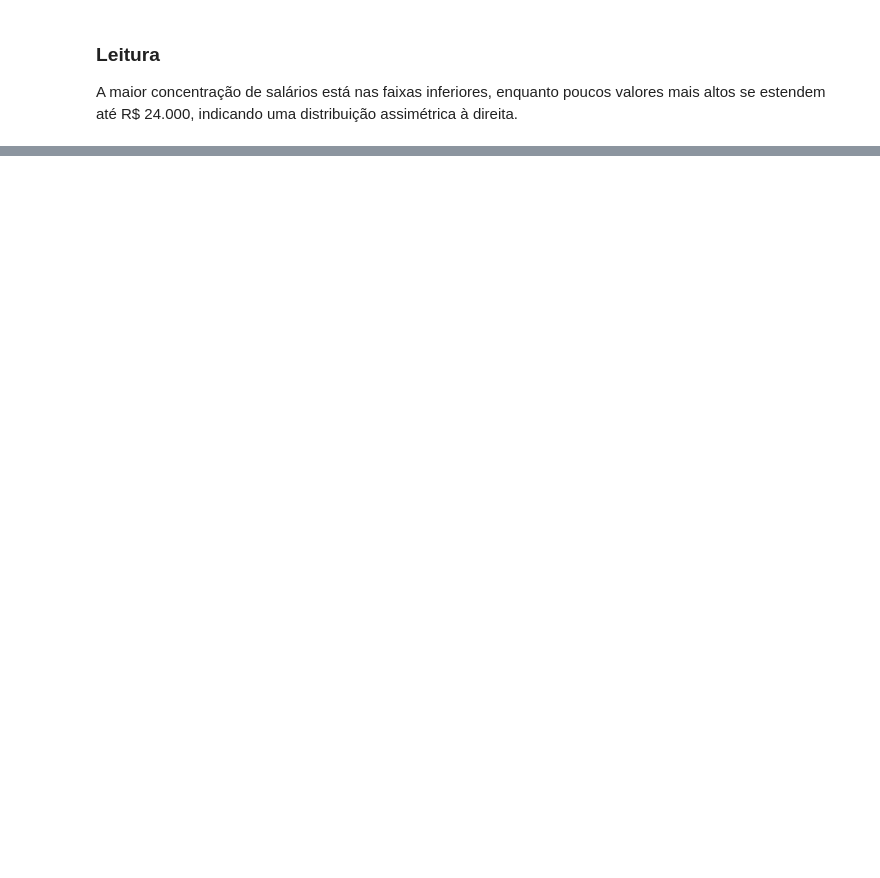
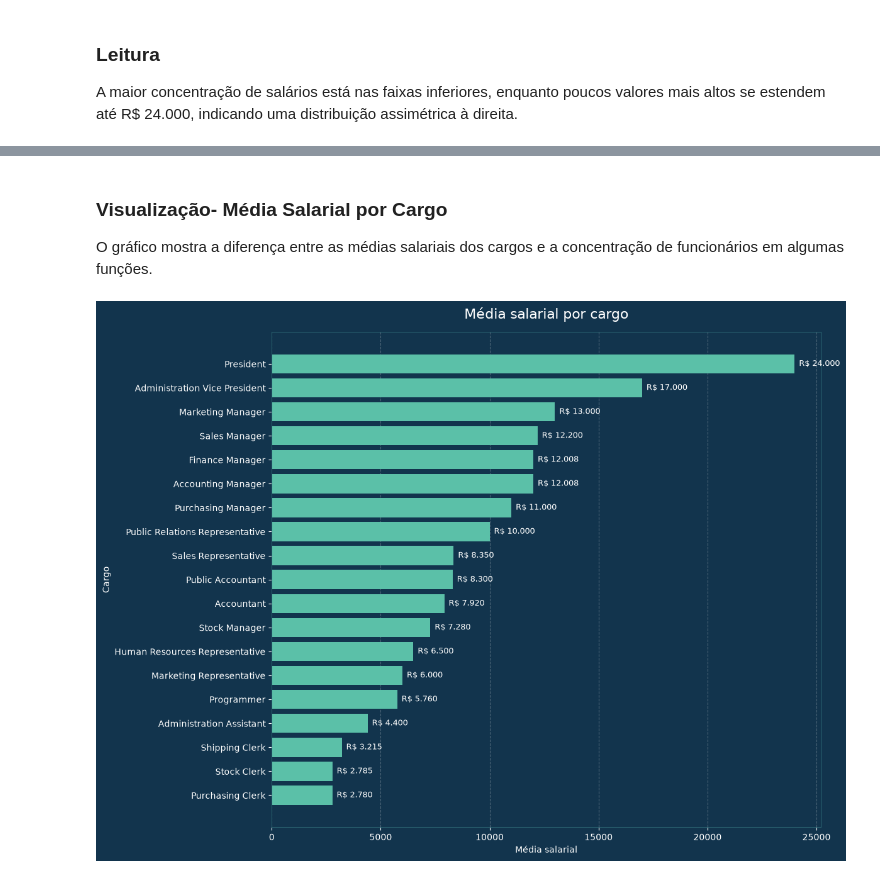
Before and after one commit to mlsfinternacional-cpu/07_Projeto_Avaliativo_MariaLauraCorreaDaSilva_T3, a Jupyter notebook: notebooks/analise_rh.ipynb, the cells around one changed output, grey strips where cells are left out. Saved outputs shown, nothing was run; the diff lists cells and outputs as text; code cells hidden in the pictures; blank space fills up the shorter version.

```diff
--- a/notebooks/analise_rh.ipynb
+++ b/notebooks/analise_rh.ipynb
@@ -403,0 +469,54 @@ A maior concentração de salários está nas faixas inferiores, enquanto poucos
+# %% [markdown]
+### Visualização- Média Salarial por Cargo
+
+O gráfico mostra a diferença entre as médias salariais dos cargos e a concentração de funcionários em algumas funções.
+# %%
+# Média salarial por cargo
+media_cargo = (
+    df_query1.groupby("JOB_TITLE")["SALARY"].mean().sort_values(ascending=True)
+)
+
+# Configuração da figura
+fig, ax = plt.subplots(figsize=(12, 9))
+
+fig.patch.set_facecolor("#12344D")
+ax.set_facecolor("#12344D")
+
+# Barras
+bars = ax.barh(media_cargo.index, media_cargo.values, color="#5BC0A8")
+
+# Título e eixos
+ax.set_title("Média salarial por cargo", fontsize=16, color="white", pad=15)
+
+ax.set_xlabel("Média salarial", color="white")
+
+ax.set_ylabel("Cargo", color="white")
+
+# Eixos
+ax.tick_params(axis="x", colors="white")
+ax.tick_params(axis="y", colors="white")
+
+# Grade
+ax.grid(axis="x", linestyle="--", alpha=0.25, color="white")
+
+ax.set_axisbelow(True)
+
+# Valores nas barras
+for bar, valor in zip(bars, media_cargo.values):
+    ax.text(
+        valor + 200,
+        bar.get_y() + bar.get_height() / 2,
+        f"R$ {valor:,.0f}".replace(",", "."),
+        va="center",
+        fontsize=9,
+        color="white",
+    )
+
+# Remover bordas desnecessárias
+for spine in ax.spines.values():
+    spine.set_color("#2A6170")
+
+plt.tight_layout()
+plt.show()
+# %% [output]
+[figure, added]
```
Also changed, not shown: parts of 28 cells of this notebook.
